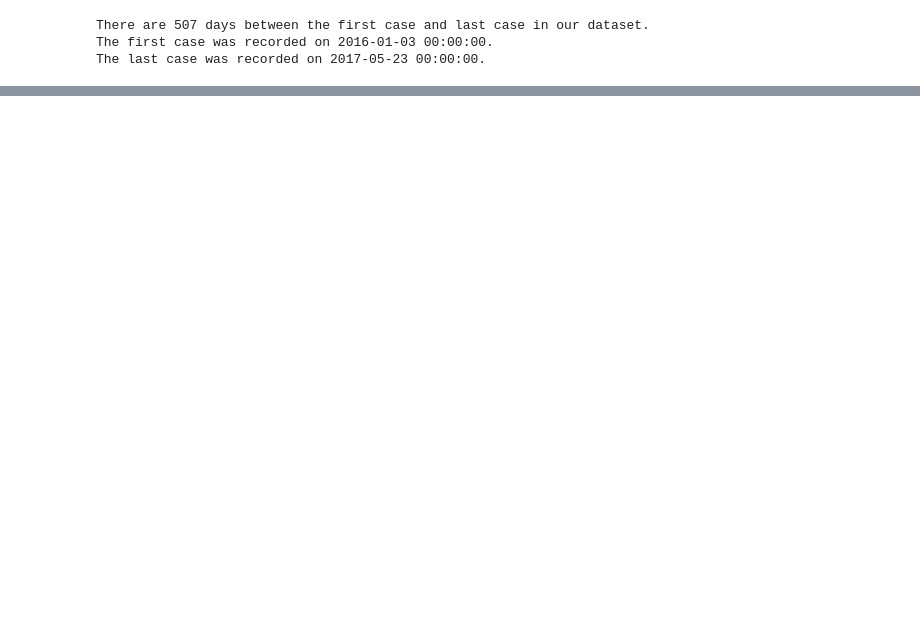
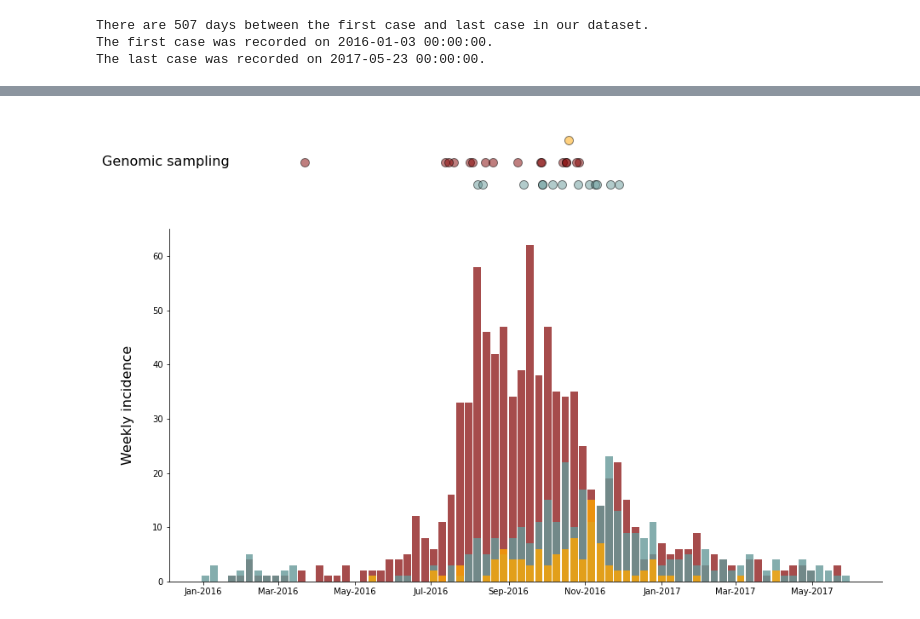
Before and after one commit to blab/zika-usvi, a Jupyter notebook: scripts/linelist-to-incidence-plots.ipynb, the cells around one changed output, grey strips where cells are left out. Saved outputs shown, nothing was run; the diff lists cells and outputs as text; code cells hidden in the pictures; blank space fills up the shorter version.

Commit message:
push (hopefully finalized) script for incidence plotting, and generated output figure

```diff
--- a/scripts/linelist-to-incidence-plots.ipynb
+++ b/scripts/linelist-to-incidence-plots.ipynb
@@ -84,5 +90,5 @@ saint_john_epicurve.to_csv("../data/epi-data/daily_incidence_saint_john.csv", in
 # %%
 #for zika most epi curves were reported as cases per week, so I'm going to do that for my epi curves here as well.
-weekly_saint_croix_epicurve = linelist_to_epicurve(saint_croix_linelist, "SymptomOnsetDate", all_islands_linelist, "w")
-weekly_saint_thomas_epicurve = linelist_to_epicurve(saint_thomas_linelist, "SymptomOnsetDate",  all_islands_linelist,"w")
-weekly_saint_john_epicurve = linelist_to_epicurve(saint_john_linelist, "SymptomOnsetDate",  all_islands_linelist,"w")
+weekly_saint_croix_epicurve = linelist_to_epicurve(saint_croix_linelist, "SymptomOnsetDate", combined_islands_linelist, "w")
+weekly_saint_thomas_epicurve = linelist_to_epicurve(saint_thomas_linelist, "SymptomOnsetDate", combined_islands_linelist,"w")
+weekly_saint_john_epicurve = linelist_to_epicurve(saint_john_linelist, "SymptomOnsetDate",  combined_islands_linelist,"w")
@@ -133,0 +99,65 @@ ax.xaxis.set_major_formatter(DateFormatter("%b-%Y"))
+# %%
+#With the incidence data I also want to be plot the genome sampling times. So need to parse that in from the fasta file
+sampling_dates_by_island = []
+
+usvi_sequences = "../data/finalized-usvi-seqs-for-use-in-analyses.fasta"
+with open(usvi_sequences, "r") as file:
+    for line in file:
+        if line.startswith(">"):
+            island = line.split("|")[4]
+            date = pd.Timestamp(line.split("|")[2])# I want pandas timestamps here because that's the incidence data format.
+            sampling_dates_by_island.append([date,island])
+# %%
+#set up the multiple plotting windows, 2 rows, one column, the the epi curve panel should be larger.
+gs = gridspec.GridSpec(2, 1, height_ratios=[1, 4], wspace=0, hspace=0.1)
+fig = plt.figure(figsize=(15,10), facecolor="white")
+ax1 = fig.add_subplot(gs[0])
+ax2 = fig.add_subplot(gs[1])
+
+# specific island-specific colors
+usvi_island_colors = {'saint_croix': '#669999', 'saint_thomas': '#800000' ,'saint_john': '#ffa500'}
+
+# ensure that both panels have matching x-axes.
+ax1.set_xlim((16774.15, 17342.85))
+ax2.set_xlim((16774.15, 17342.85))
+
+# Genomic sampling panel on top
+ax1.set_ylim((0.5,2.5))
+island_y_value = {"saint_croix": 1, "saint_thomas":1.5, "saint_john":2}
+for entry in sampling_dates_by_island:
+    ax1.plot(entry[0], island_y_value[entry[1]], 'o', alpha=0.5, markeredgecolor = "black", markersize=10, color=usvi_island_colors[entry[1]])
+
+
+ax1.spines['top'].set_visible(False)
+ax1.spines['left'].set_visible(False)
+ax1.spines['right'].set_visible(False)
+ax1.spines['bottom'].set_visible(False)
+ax1.xaxis.set_visible(False)
+ax1.set_yticks([])
+ax1.set_ylabel("Genomic sampling", size=16, rotation=0, verticalalignment="center")
+
+# Epi curve on the bottom
+dates = [x for x in weekly_saint_croix_epicurve.index]
+#y values
+stx_y_values = [y for y in weekly_saint_croix_epicurve["caseCount"]]
+stt_y_values = [y for y in weekly_saint_thomas_epicurve["caseCount"]]
+stj_y_values = [y for y in weekly_saint_john_epicurve["caseCount"]]
+
+#plotting
+ax2.bar(dates, stt_y_values, width=6,  alpha = 0.7, color = usvi_island_colors["saint_thomas"])
+ax2.bar(dates, stx_y_values, width = 6, alpha = 0.8, color = usvi_island_colors["saint_croix"])
+ax2.bar(dates, stj_y_values,  width = 6, alpha = 0.8, color = [usvi_island_colors["saint_john"]])
+
+#remove annoying extraneous lines
+ax2.spines['top'].set_visible(False)
+ax2.spines['left'].set_visible(True)
+ax2.spines['right'].set_visible(False)
+
+#axis labeling and formatting
+ax2.set_ylabel('Weekly incidence\n',size=16)
+ax2.xaxis_date()
+ax2.xaxis.set_major_formatter(DateFormatter("%b-%Y"))
+
+plt.savefig("../figures/figure1.png", dpi=400)
+# %% [output]
+[figure, added]
```
Also changed, not shown: parts of 7 cells of this notebook, 1 other file.
